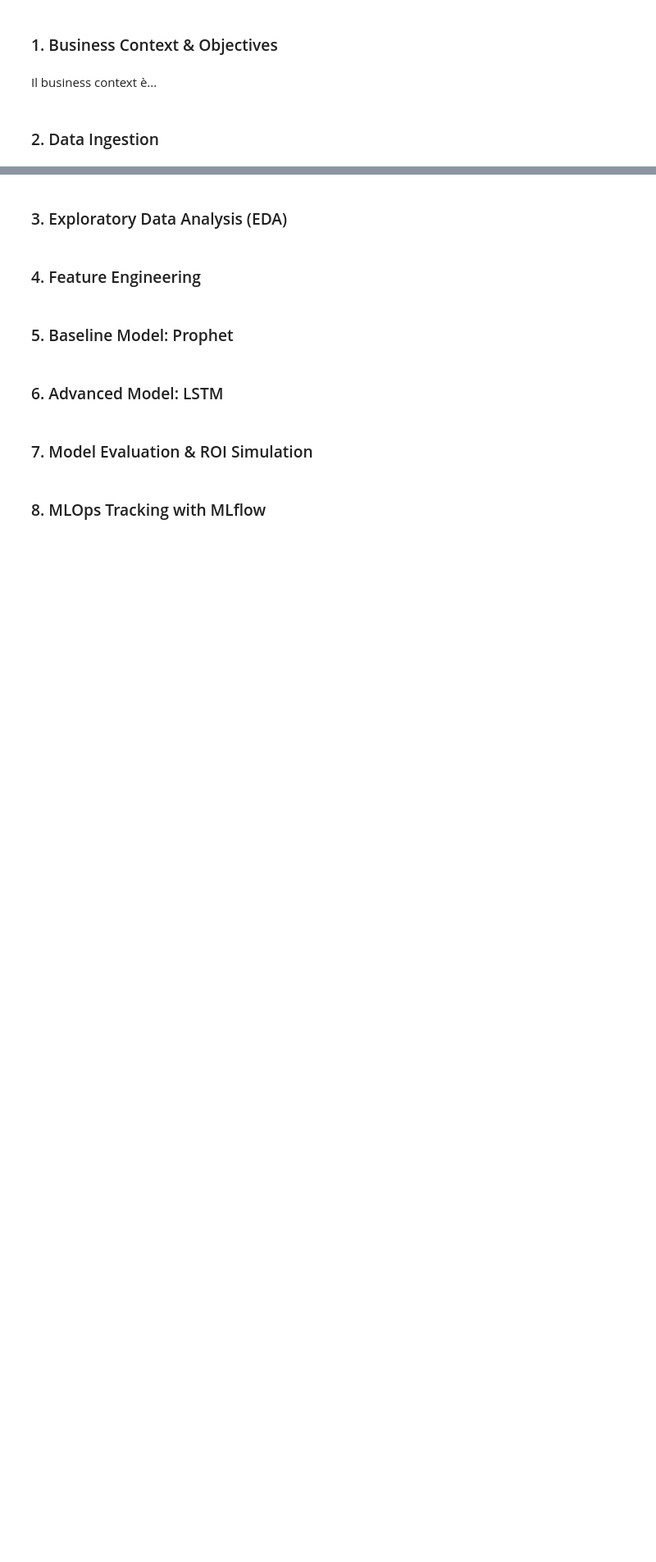
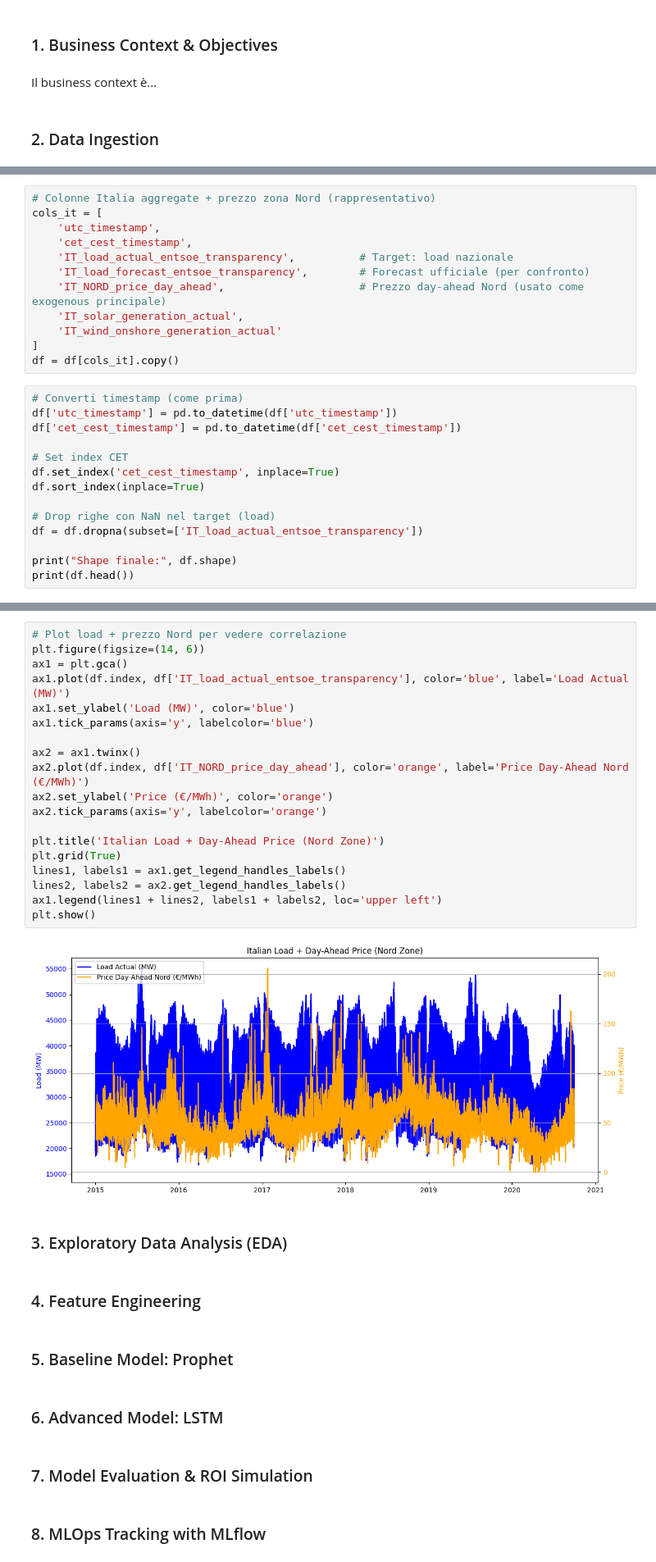
Before and after one commit to Frussen/ita-load-forecaster, a Jupyter notebook: ItaLoadForecaster.ipynb, the cells around one changed output, grey strips where cells are left out. Shown at 82% size. Drawn from its saved outputs; the diff is of its cells as text; blank space fills up the shorter version.

Commit message:
Setup ambiente, data ingestion & primo plot

```diff
--- a/ItaLoadForecaster.ipynb
+++ b/ItaLoadForecaster.ipynb
@@ -34,0 +50,26 @@ import matplotlib.pyplot as plt
+# %%
+# Colonne Italia aggregate + prezzo zona Nord (rappresentativo)
+cols_it = [
+    'utc_timestamp',
+    'cet_cest_timestamp',
+    'IT_load_actual_entsoe_transparency',          # Target: load nazionale
+    'IT_load_forecast_entsoe_transparency',        # Forecast ufficiale (per confronto)
+    'IT_NORD_price_day_ahead',                     # Prezzo day-ahead Nord (usato come exogenous principale)
+    'IT_solar_generation_actual',
+    'IT_wind_onshore_generation_actual'
+]
+df = df[cols_it].copy()
+# %%
+# Converti timestamp (come prima)
+df['utc_timestamp'] = pd.to_datetime(df['utc_timestamp'])
+df['cet_cest_timestamp'] = pd.to_datetime(df['cet_cest_timestamp'])
+
+# Set index CET
+df.set_index('cet_cest_timestamp', inplace=True)
+df.sort_index(inplace=True)
+
+# Drop righe con NaN nel target (load)
+df = df.dropna(subset=['IT_load_actual_entsoe_transparency'])
+
+print("Shape finale:", df.shape)
+print(df.head())
@@ -35,3 +94,24 @@ import matplotlib.pyplot as plt
+# %%
+# Plot load + prezzo Nord per vedere correlazione
+plt.figure(figsize=(14, 6))
+ax1 = plt.gca()
+ax1.plot(df.index, df['IT_load_actual_entsoe_transparency'], color='blue', label='Load Actual (MW)')
+ax1.set_ylabel('Load (MW)', color='blue')
+ax1.tick_params(axis='y', labelcolor='blue')
+
+ax2 = ax1.twinx()
+ax2.plot(df.index, df['IT_NORD_price_day_ahead'], color='orange', label='Price Day-Ahead Nord (€/MWh)')
+ax2.set_ylabel('Price (€/MWh)', color='orange')
+ax2.tick_params(axis='y', labelcolor='orange')
+
+plt.title('Italian Load + Day-Ahead Price (Nord Zone)')
+plt.grid(True)
+lines1, labels1 = ax1.get_legend_handles_labels()
+lines2, labels2 = ax2.get_legend_handles_labels()
+ax1.legend(lines1 + lines2, labels1 + labels2, loc='upper left')
+plt.show()
+# %% [output]
+[figure, added]
 # %% [markdown]
 
 ### 3. Exploratory Data Analysis (EDA)
```
Also changed, not shown: parts of 5 cells of this notebook.
